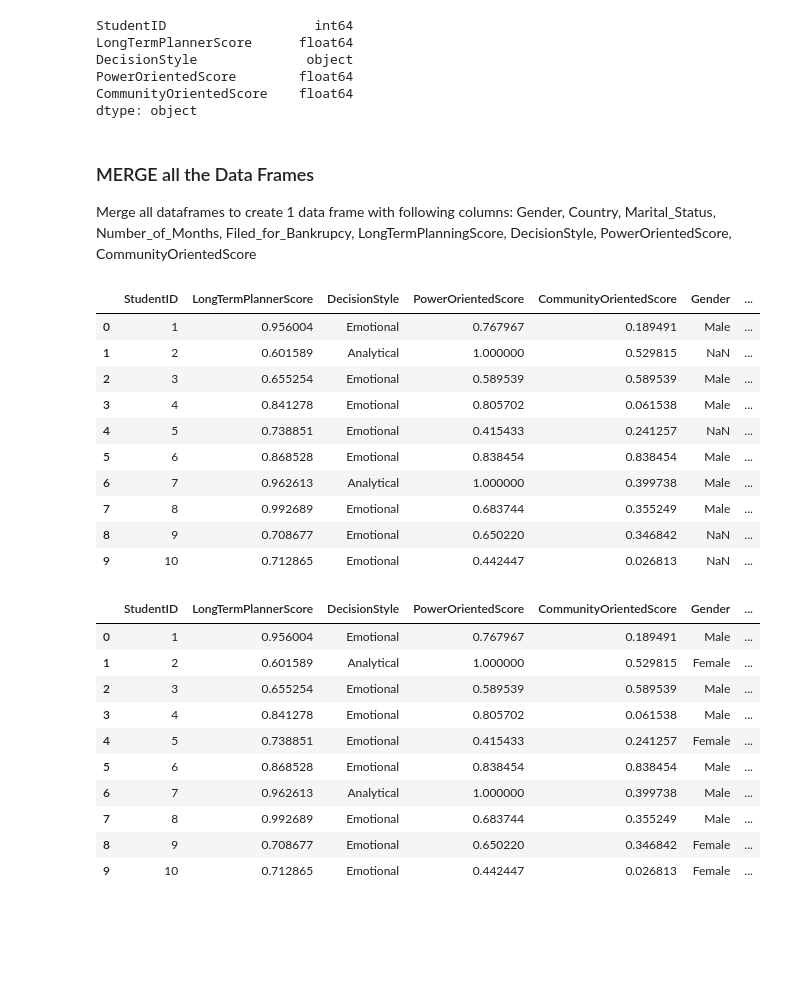
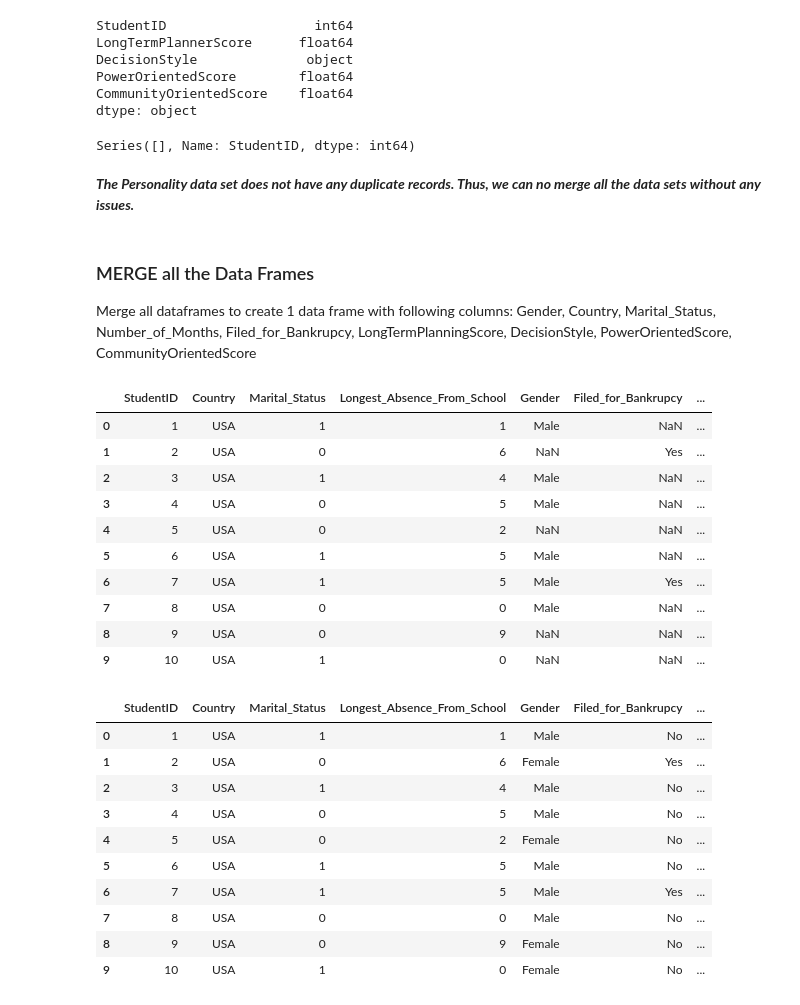
Before and after one commit to MSWinds/dm-group1-project, a Jupyter notebook: Data_Merge_Next_9.ipynb, the cells around one changed output. Cells and saved outputs as stored; diff of their text form; code cells hidden in the pictures; blank space fills up the shorter version.

Commit message:
Tested for duplicates and write .csv and merged data set

```diff
--- a/Data_Merge_Next_9.ipynb
+++ b/Data_Merge_Next_9.ipynb
@@ -205,7 +223,7 @@ matches = re.findall(r'\((.*?)\)', absense_data)
 absense_data_list = []
 for match in matches:
     split_match = match.split(',')
-    data_dict = {'StudentID': split_match[0], 'Number_of_Months': split_match[1]}
+    data_dict = {'StudentID': split_match[0], 'Longest_Absence_From_School': split_match[1]}
     absense_data_list.append(data_dict)
 
 print(absense_data_list[ :5])
@@ -400,6 +436,15 @@ DecisionStyle              object
 PowerOrientedScore        float64
 CommunityOrientedScore    float64
 dtype: object
+# %%
+# Let's check for duplicates
+personality_id_counts = personality_df['StudentID'].value_counts()
+personality_id_dupes = personality_id_counts[personality_id_counts > 1]
+print(personality_id_dupes)
+# %% [output]
+Series([], Name: StudentID, dtype: int64)
+# %% [markdown]
+***The Personality data set does not have any duplicate records. Thus, we can no merge all the data sets without any issues.***
 # %% [markdown]
 ### MERGE all the Data Frames
 
@@ -407,37 +452,37 @@ Merge all dataframes to create 1 data frame with following columns:
 Gender, Country, Marital_Status, Number_of_Months, Filed_for_Bankrupcy, LongTermPlanningScore, DecisionStyle, PowerOrientedScore, CommunityOrientedScore
 # %%
 # Compile all data frames
-data_frames = [personality_df, male_df, absense_df, bankrupcy_df, c_ms_df]
+data_frames = [c_ms_df, absense_df, male_df, bankrupcy_df, personality_df]
 # %%
-df_next_8 = reduce(lambda left, right: pd.merge(left, right, on = ['StudentID'], how = 'outer'), data_frames)
-df_next_8.head(10)
+df_next_9 = reduce(lambda left, right: pd.merge(left, right, on = ['StudentID'], how = 'outer'), data_frames)
+df_next_9.head(10)
 # %% [output]
-|  | StudentID | LongTermPlannerScore | DecisionStyle | PowerOrientedScore | CommunityOrientedScore | Gender | ... |
-| 0 | 1 | 0.956004 | Emotional | 0.767967 | 0.189491 | Male | ... |
-| 1 | 2 | 0.601589 | Analytical | 1.000000 | 0.529815 | NaN | ... |
-| 2 | 3 | 0.655254 | Emotional | 0.589539 | 0.589539 | Male | ... |
-| 3 | 4 | 0.841278 | Emotional | 0.805702 | 0.061538 | Male | ... |
-| 4 | 5 | 0.738851 | Emotional | 0.415433 | 0.241257 | NaN | ... |
-| 5 | 6 | 0.868528 | Emotional | 0.838454 | 0.838454 | Male | ... |
-| 6 | 7 | 0.962613 | Analytical | 1.000000 | 0.399738 | Male | ... |
-| 7 | 8 | 0.992689 | Emotional | 0.683744 | 0.355249 | Male | ... |
-| 8 | 9 | 0.708677 | Emotional | 0.650220 | 0.346842 | NaN | ... |
-| 9 | 10 | 0.712865 | Emotional | 0.442447 | 0.026813 | NaN | ... |
+|  | StudentID | Country | Marital_Status | Longest_Absence_From_School | Gender | Filed_for_Bankrupcy | ... |
+| 0 | 1 | USA | 1 | 1 | Male | NaN | ... |
+| 1 | 2 | USA | 0 | 6 | NaN | Yes | ... |
+| 2 | 3 | USA | 1 | 4 | Male | NaN | ... |
+| 3 | 4 | USA | 0 | 5 | Male | NaN | ... |
+| 4 | 5 | USA | 0 | 2 | NaN | NaN | ... |
+| 5 | 6 | USA | 1 | 5 | Male | NaN | ... |
+| 6 | 7 | USA | 1 | 5 | Male | Yes | ... |
+| 7 | 8 | USA | 0 | 0 | Male | NaN | ... |
+| 8 | 9 | USA | 0 | 9 | NaN | NaN | ... |
+| 9 | 10 | USA | 1 | 0 | NaN | NaN | ... |
 # %%
 # For Gender, replace NaN's with Female
 # For Filed_for_Bankrupcy, replace NaN's with 0; YES = 1, NO = 0
-df_next_8['Gender'].fillna('Female', inplace=True)
-df_next_8['Filed_for_Bankrupcy'].fillna('No', inplace = True)
-df_next_8.head(10)
+df_next_9['Gender'].fillna('Female', inplace=True)
+df_next_9['Filed_for_Bankrupcy'].fillna('No', inplace = True)
+df_next_9.head(10)
 # %% [output]
-|  | StudentID | LongTermPlannerScore | DecisionStyle | PowerOrientedScore | CommunityOrientedScore | Gender | ... |
-| 0 | 1 | 0.956004 | Emotional | 0.767967 | 0.189491 | Male | ... |
-| 1 | 2 | 0.601589 | Analytical | 1.000000 | 0.529815 | Female | ... |
-| 2 | 3 | 0.655254 | Emotional | 0.589539 | 0.589539 | Male | ... |
-| 3 | 4 | 0.841278 | Emotional | 0.805702 | 0.061538 | Male | ... |
-| 4 | 5 | 0.738851 | Emotional | 0.415433 | 0.241257 | Female | ... |
-| 5 | 6 | 0.868528 | Emotional | 0.838454 | 0.838454 | Male | ... |
-| 6 | 7 | 0.962613 | Analytical | 1.000000 | 0.399738 | Male | ... |
-| 7 | 8 | 0.992689 | Emotional | 0.683744 | 0.355249 | Male | ... |
-| 8 | 9 | 0.708677 | Emotional | 0.650220 | 0.346842 | Female | ... |
-| 9 | 10 | 0.712865 | Emotional | 0.442447 | 0.026813 | Female | ... |
+|  | StudentID | Country | Marital_Status | Longest_Absence_From_School | Gender | Filed_for_Bankrupcy | ... |
+| 0 | 1 | USA | 1 | 1 | Male | No | ... |
+| 1 | 2 | USA | 0 | 6 | Female | Yes | ... |
+| 2 | 3 | USA | 1 | 4 | Male | No | ... |
+| 3 | 4 | USA | 0 | 5 | Male | No | ... |
+| 4 | 5 | USA | 0 | 2 | Female | No | ... |
+| 5 | 6 | USA | 1 | 5 | Male | No | ... |
+| 6 | 7 | USA | 1 | 5 | Male | Yes | ... |
+| 7 | 8 | USA | 0 | 0 | Male | No | ... |
+| 8 | 9 | USA | 0 | 9 | Female | No | ... |
+| 9 | 10 | USA | 1 | 0 | Female | No | ... |
```
Also changed, not shown: parts of 14 cells of this notebook, 1 other file.
